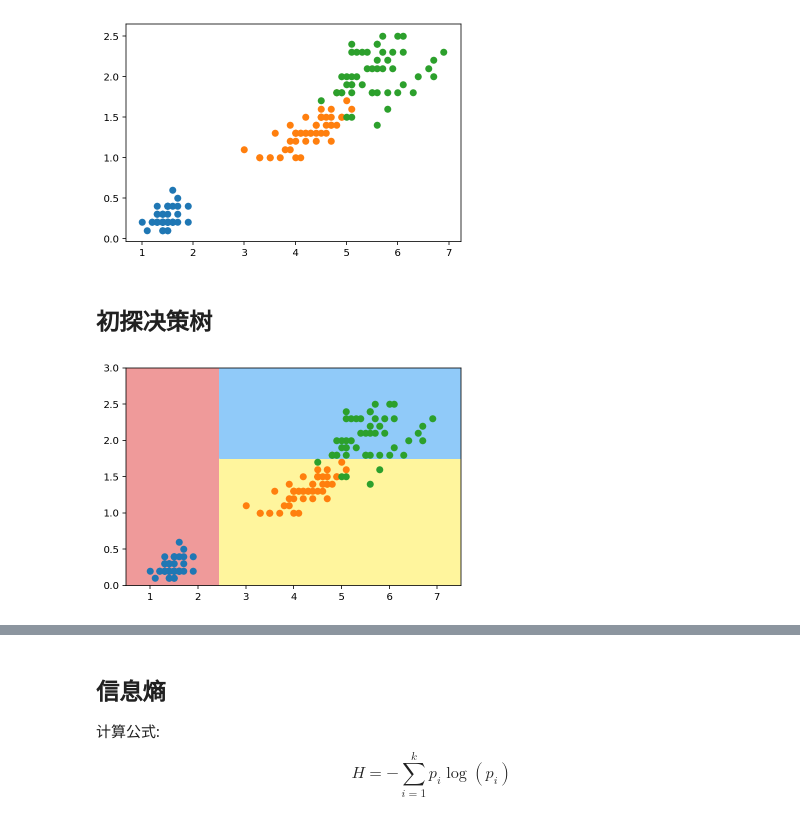
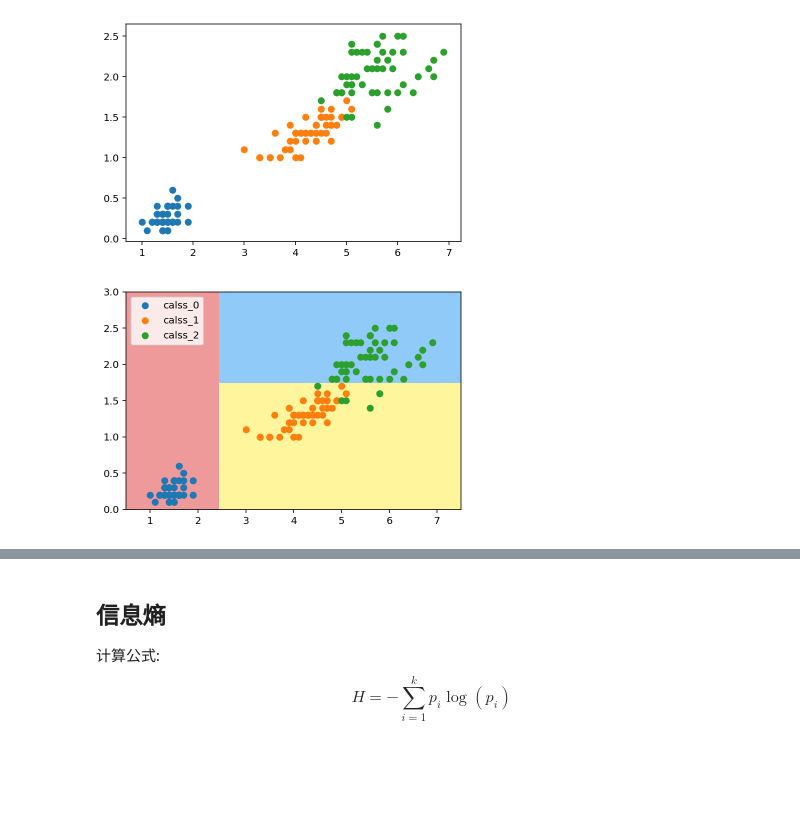
Before and after one commit to clelandgt/machine_learning, a Jupyter notebook: ml_algorithms/决策树.ipynb, the cells around one changed output, grey strips where cells are left out. Cells and saved outputs as stored; diff of their text form; code cells hidden in the pictures; blank space fills up the shorter version.

```diff
--- a/ml_algorithms/决策树.ipynb
+++ b/ml_algorithms/决策树.ipynb
@@ -23,5 +41,3 @@ plt.scatter(x[y==2,0], x[y==2,1])
 plt.show()
 # %% [output]
 [figure]
-# %% [markdown]
-## 初探决策树
@@ -44,14 +44,15 @@ def plot_decision_boundary(model, axis):
 # %%
 from sklearn.tree import DecisionTreeClassifier
 
-
+# 设置树的深度为2, 使用信息熵
 dt_clf = DecisionTreeClassifier(max_depth=2, criterion="entropy", random_state=42)
-dt_clf.fit(x, y)
+tree = dt_clf.fit(x, y)
 
 plot_decision_boundary(dt_clf, axis=[0.5, 7.5, 0, 3])
-plt.scatter(x[y==0,0], x[y==0,1])
-plt.scatter(x[y==1,0], x[y==1,1])
-plt.scatter(x[y==2,0], x[y==2,1])
+plt.scatter(x[y==0,0], x[y==0,1], label='calss_0')
+plt.scatter(x[y==1,0], x[y==1,1], label='calss_1')
+plt.scatter(x[y==2,0], x[y==2,1], label='calss_2')
+plt.legend()
 plt.show()
 # %% [output]
-[figure, old version]
+[figure, new version]
```
Also changed, not shown: parts of 35 cells of this notebook.
